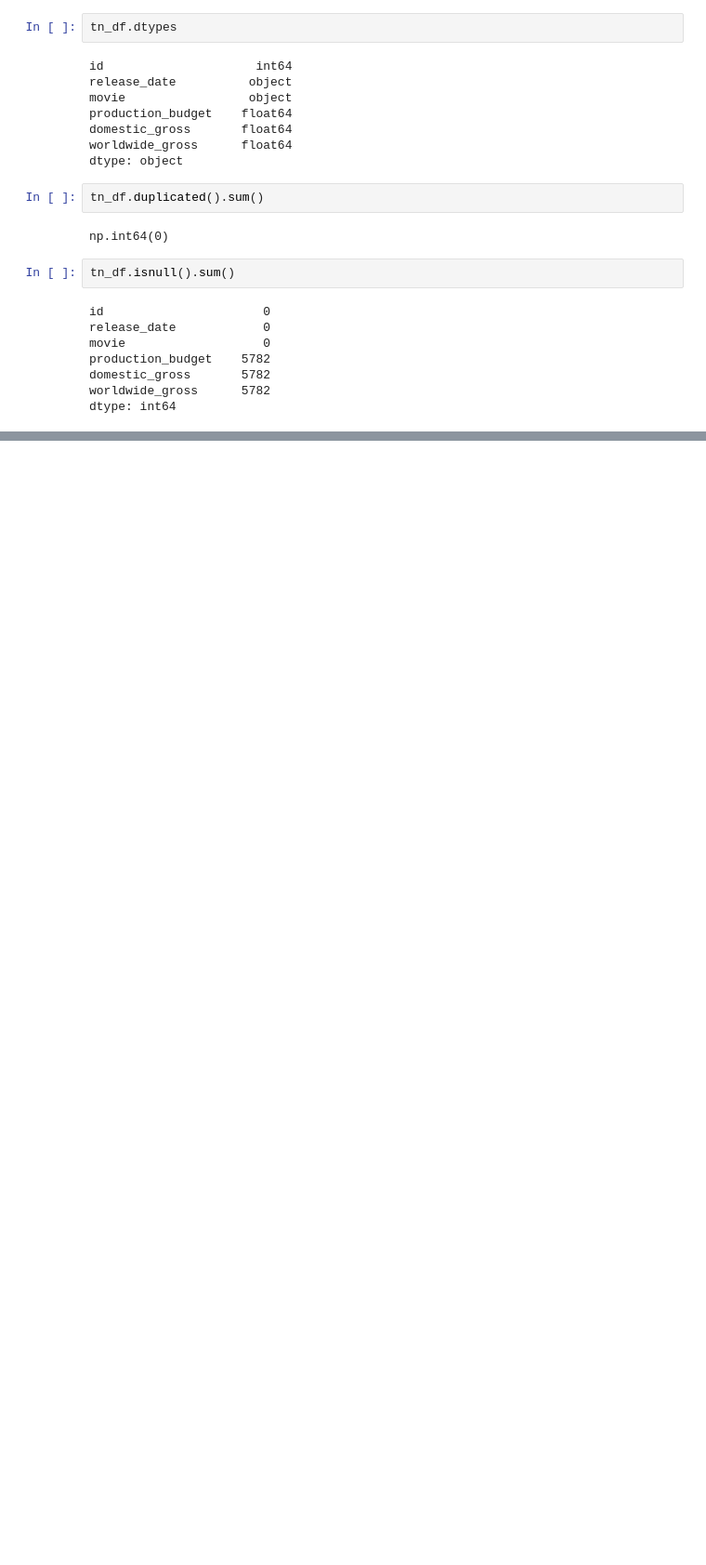
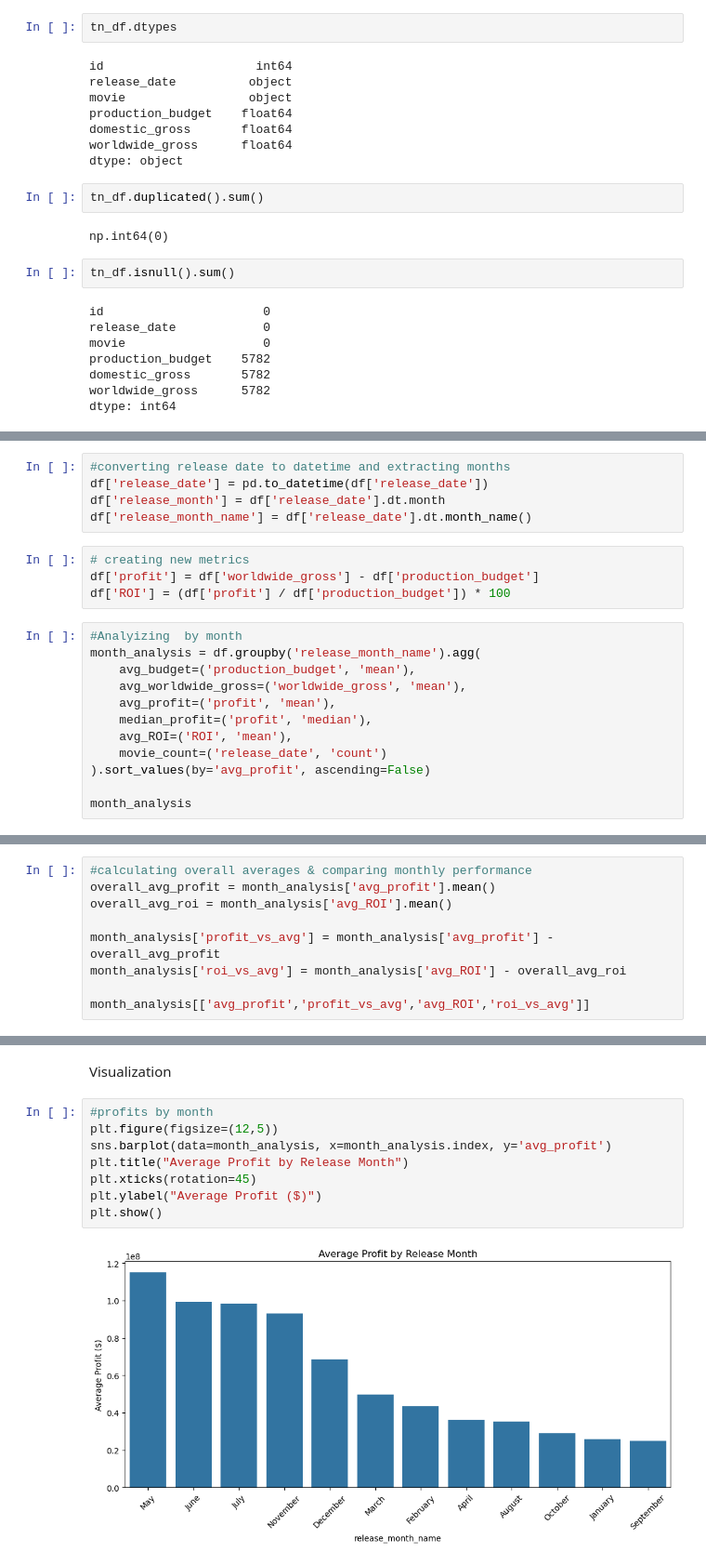
Before and after one commit to Christine-Muhoro/movie_group_project, a Jupyter notebook: notebooks/axle.ipynb, the cells around one changed output, grey strips where cells are left out. Shown at 93% size. Saved outputs shown, nothing was run; the diff lists cells and outputs as text; blank space fills up the shorter version.

```diff
--- a/notebooks/axle.ipynb
+++ b/notebooks/axle.ipynb
@@ -362,0 +391,21 @@ dtype: int64
+# %%
+#converting release date to datetime and extracting months
+df['release_date'] = pd.to_datetime(df['release_date'])
+df['release_month'] = df['release_date'].dt.month
+df['release_month_name'] = df['release_date'].dt.month_name()
+# %%
+# creating new metrics
+df['profit'] = df['worldwide_gross'] - df['production_budget']
+df['ROI'] = (df['profit'] / df['production_budget']) * 100
+# %%
+#Analyizing  by month
+month_analysis = df.groupby('release_month_name').agg(
+    avg_budget=('production_budget', 'mean'),
+    avg_worldwide_gross=('worldwide_gross', 'mean'),
+    avg_profit=('profit', 'mean'),
+    median_profit=('profit', 'median'),
+    avg_ROI=('ROI', 'mean'),
+    movie_count=('release_date', 'count')
+).sort_values(by='avg_profit', ascending=False)
+
+month_analysis
@@ -362,0 +480,9 @@ dtype: int64
+# %%
+#calculating overall averages & comparing monthly performance
+overall_avg_profit = month_analysis['avg_profit'].mean()
+overall_avg_roi = month_analysis['avg_ROI'].mean()
+
+month_analysis['profit_vs_avg'] = month_analysis['avg_profit'] - overall_avg_profit
+month_analysis['roi_vs_avg'] = month_analysis['avg_ROI'] - overall_avg_roi
+
+month_analysis[['avg_profit','profit_vs_avg','avg_ROI','roi_vs_avg']]
@@ -362,0 +517,12 @@ dtype: int64
+# %% [markdown]
+Visualization
+# %%
+#profits by month
+plt.figure(figsize=(12,5))
+sns.barplot(data=month_analysis, x=month_analysis.index, y='avg_profit')
+plt.title("Average Profit by Release Month")
+plt.xticks(rotation=45)
+plt.ylabel("Average Profit ($)")
+plt.show()
+# %% [output]
+[figure, added]
```
Also changed, not shown: parts of 17 cells of this notebook.
